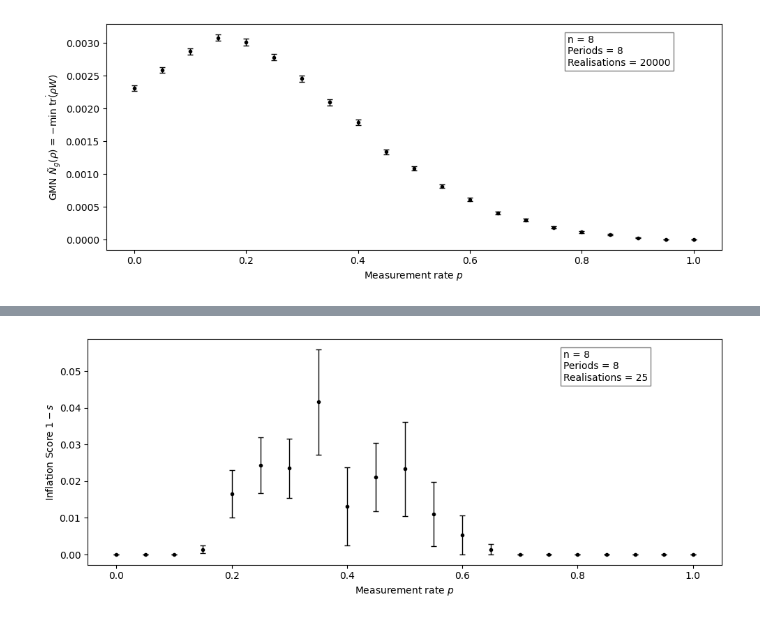
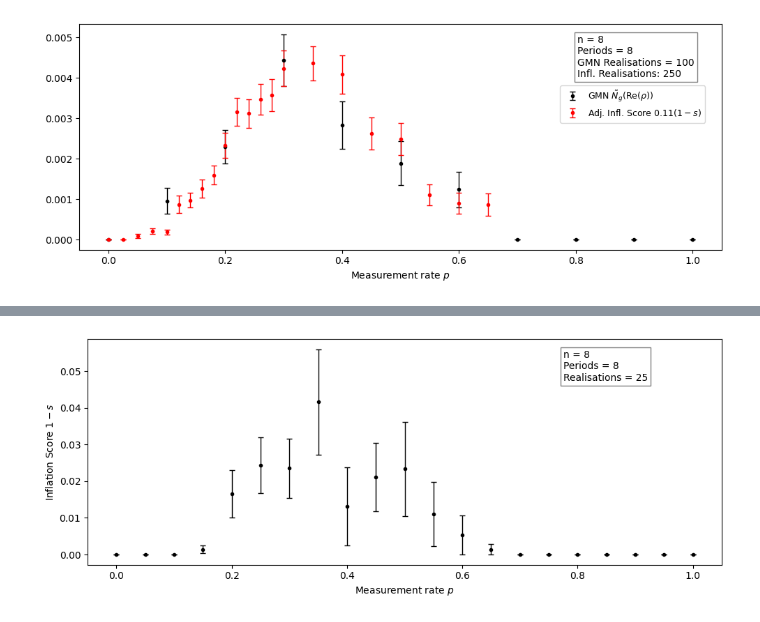
Before and after one commit to amarce4/mipt, a Jupyter notebook: python/mipt.ipynb, the cells around one changed output, grey strips where cells are left out. Saved outputs shown, nothing was run; the diff lists cells and outputs as text; code cells hidden in the pictures.

```diff
--- a/python/mipt.ipynb
+++ b/python/mipt.ipynb
@@ -46,39 +3,84 @@ import pandas as pd
 import numpy as np
 from matplotlib import pyplot as plt
 
-df = pd.read_csv('data.csv')
+# import real GMN data
+df = pd.read_csv('gmn_archA_real.csv')
 data_array = df.to_numpy().transpose()
 ps = data_array[0]
-# tmi_values = data_array[1]
 gmn_values = data_array[1]
 
+# import complex GMN data
+df4 = pd.read_csv('gmn_archA_complex.csv')
+data_array4 = df4.to_numpy().transpose()
+complex_ps = data_array4[0]
+complex_gmn_values = data_array4[1]
+
+# import GMN/circuit info
 df2 = pd.read_csv('info.csv')
 data_array2 = df2.to_numpy().transpose()
 n = int(data_array2[0][0])
 periods = int(data_array2[1][0])
 realizations = int(data_array2[2][0])
 res = int(data_array2[3][0])
 p_min = float(data_array2[4][0])
 p_max = float(data_array2[5][0])
 
+# import inflation data
+df3 = pd.read_csv('gnme_n_8_0.0_0.65.csv')
+data_array3 = df3.to_numpy().transpose()
+infl_ps = data_array3[0]
+infl_scores = data_array3[1]
+
+# get means +/- stds for real GMN
 ps_unique = list(set(ps))
 gmn_means = []
 gmn_stds = []
 for p in ps_unique:
     gmn_values_for_p = [gmn for gmn, p_val in zip(gmn_values, ps) if p_val == p]
     gmn_means.append(np.mean(gmn_values_for_p))
     gmn_stds.append(np.std(gmn_values_for_p, ddof=1)/np.sqrt(realizations*n))
 
+# get means +/- stds for complex GMN
+complex_ps_unique = list(set(complex_ps))
+complex_gmn_means = []
+complex_gmn_stds = []
+for p in complex_ps_unique:
+    complex_gmn_values_for_p = [gmn for gmn, p_val in zip(complex_gmn_values, complex_ps) if p_val == p]
+    complex_gmn_means.append(np.mean(complex_gmn_values_for_p))
+    complex_gmn_stds.append(np.std(complex_gmn_values_for_p, ddof=1)/np.sqrt(realizations*n))
+
+# get means +/- stds for inflation
+infl_reals = 250
+infl_ps_unique = list(set(infl_ps))
+infl_means = []
+infl_stds = []
+for p in infl_ps_unique:
+    infl_values_for_p = [infl for infl, p_val in zip(infl_scores, infl_ps) if p_val == p]
+    infl_means.append(np.mean(infl_values_for_p))
+    infl_stds.append(np.std(infl_values_for_p, ddof=1)/np.sqrt(infl_reals))
+
+
+# plot GMN
 fig, ax1 = plt.subplots(1, 1, figsize=(10, 4))
-ax1.errorbar(ps_unique, gmn_means, yerr=gmn_stds, fmt='.', color='black', ecolor='black', capsize=3, elinewidth=1)
+ax1.errorbar(ps_unique, gmn_means, yerr=gmn_stds, fmt='.', color='black', ecolor='black', capsize=3, elinewidth=1, label=r"GMN $\tilde{N}_g(\text{Re}(\rho))$")
 ax1.set_xlabel('Measurement rate $p$')
-ax1.set_ylabel(r'GMN $\tilde{N}_g(\rho)$ = $-\min\;\text{tr}\.(\rho W)$')
+# ax1.set_ylabel(r'GMN $\tilde{N}_g(\rho)$ = $-\min\;\text{tr}\.(\rho W)$')
+
+# plot complex GMN
+# ax1.errorbar(complex_ps_unique, complex_gmn_means, yerr=complex_gmn_stds, fmt='.', color='blue', ecolor='blue', capsize=3, elinewidth=1, label=r"GMN $\tilde{N}_g(\rho)$")
+
+
+# plot inflation
+scale = 0.11
+ax1.errorbar(infl_ps_unique, [scale*(1 - m) for m in infl_means], yerr=scale*np.array(infl_stds),
+             fmt='.', color='red', ecolor='red', capsize=3, elinewidth=1, label=f"Adj. Infl. Score ${scale}(1-s)$")
+
 
 props = dict(boxstyle='square', facecolor='white', alpha=0.5)
-ax1.text(0.75, 0.95, f"n = {n}\nPeriods = {periods}\nRealisations = {realizations}", transform=ax1.transAxes, fontsize=10,
+ax1.text(0.775, 0.95, f"n = {n}\nPeriods = {periods}\nGMN Realisations = {realizations}\nInfl. Realisations: {infl_reals}", transform=ax1.transAxes, fontsize=10,
         verticalalignment='top', bbox=props)
 
-
+fig.legend(bbox_to_anchor=(0.9675, 0.675), loc="center right", fontsize=9)
 fig.tight_layout()
 # %% [output]
-[figure, old version]
+[figure, new version]
```
Also changed, not shown: parts of 9 cells of this notebook, 3 other files.
